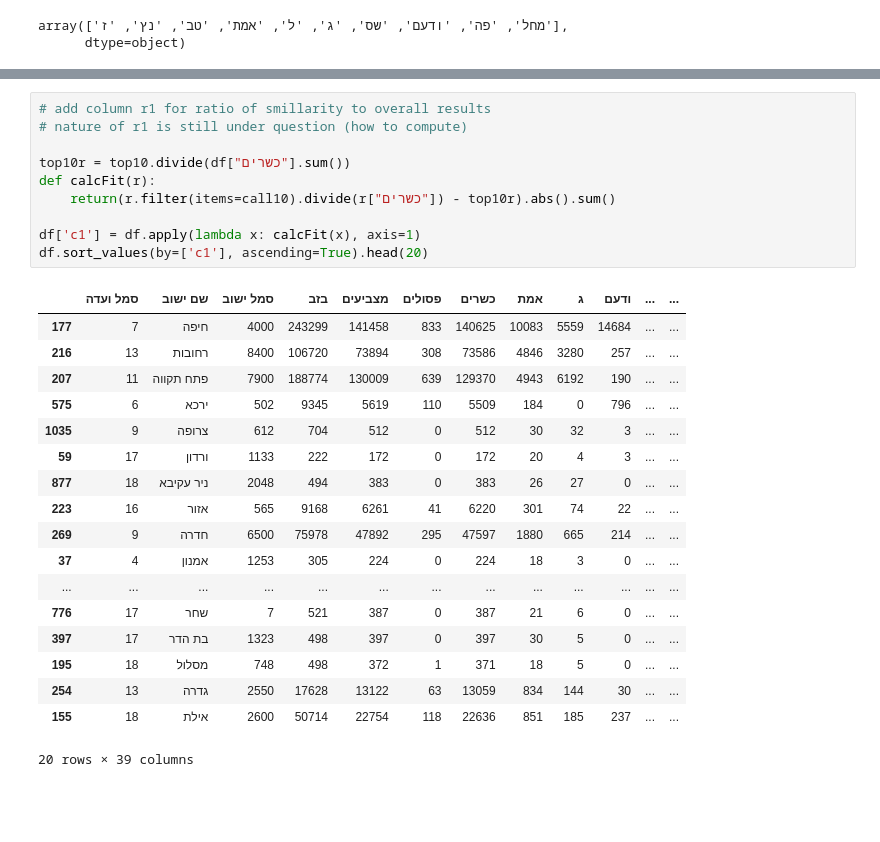
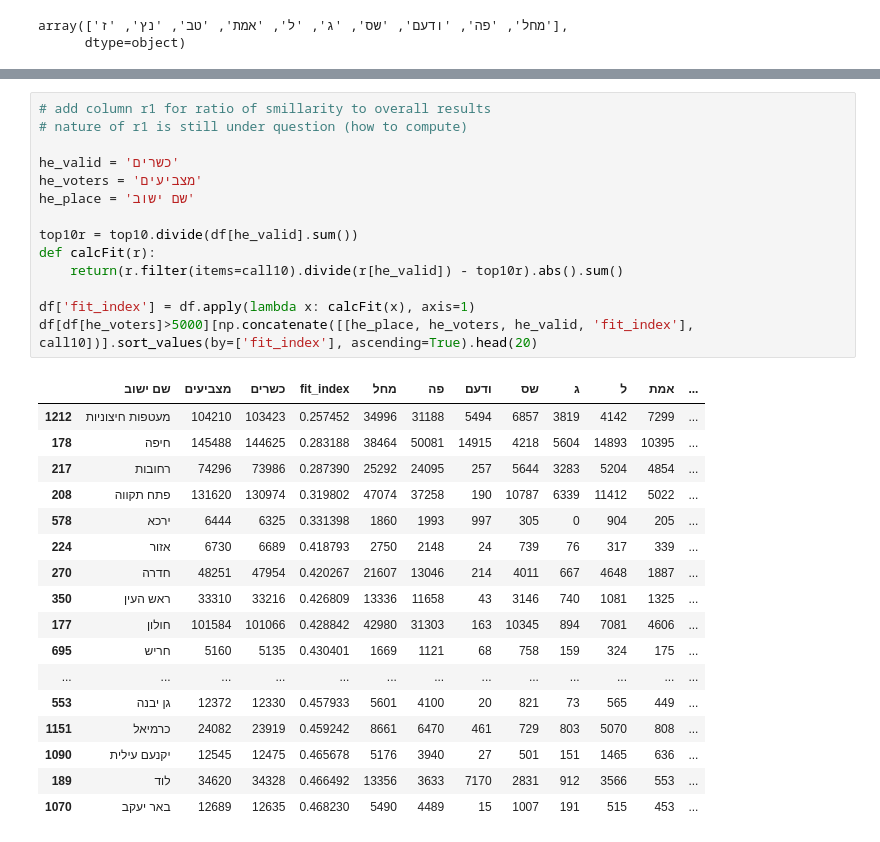
Before and after one commit to biafarrugia/dror-ddj-notebooks, a Jupyter notebook: notebooks/israel-elections-2020.ipynb, the cells around one changed output, grey strips where cells are left out. Saved outputs shown, nothing was run; the diff lists cells and outputs as text; blank space fills up the shorter version.

```diff
--- a/notebooks/israel-elections-2020.ipynb
+++ b/notebooks/israel-elections-2020.ipynb
@@ -76,29 +76,32 @@ df[np.concatenate([['פסולים', 'כשרים', 'שם ישוב', 'מצביעי
 # %%
 # add column r1 for ratio of smillarity to overall results
 # nature of r1 is still under question (how to compute)
 
-top10r = top10.divide(df["כשרים"].sum())
+he_valid = 'כשרים'
+he_voters = 'מצביעים'
+he_place = 'שם ישוב'
+
+top10r = top10.divide(df[he_valid].sum())
 def calcFit(r):
-    return(r.filter(items=call10).divide(r["כשרים"]) - top10r).abs().sum()
+    return(r.filter(items=call10).divide(r[he_valid]) - top10r).abs().sum()
 
-df['c1'] = df.apply(lambda x: calcFit(x), axis=1)
-df.sort_values(by=['c1'], ascending=True).head(20)
+df['fit_index'] = df.apply(lambda x: calcFit(x), axis=1)
+df[df[he_voters]>5000][np.concatenate([[he_place, he_voters, he_valid, 'fit_index'], call10])].sort_values(by=['fit_index'], ascending=True).head(20)
 # %% [output]
-|  | סמל ועדה | שם ישוב | סמל ישוב | בזב | מצביעים | פסולים | כשרים | אמת | ג | ודעם | ... | ... |
-| 177 | 7 | חיפה | 4000 | 243299 | 141458 | 833 | 140625 | 10083 | 5559 | 14684 | ... | ... |
-| 216 | 13 | רחובות | 8400 | 106720 | 73894 | 308 | 73586 | 4846 | 3280 | 257 | ... | ... |
-| 207 | 11 | פתח תקווה | 7900 | 188774 | 130009 | 639 | 129370 | 4943 | 6192 | 190 | ... | ... |
-| 575 | 6 | ירכא | 502 | 9345 | 5619 | 110 | 5509 | 184 | 0 | 796 | ... | ... |
-| 1035 | 9 | צרופה | 612 | 704 | 512 | 0 | 512 | 30 | 32 | 3 | ... | ... |
-| 59 | 17 | ורדון | 1133 | 222 | 172 | 0 | 172 | 20 | 4 | 3 | ... | ... |
-| 877 | 18 | ניר עקיבא | 2048 | 494 | 383 | 0 | 383 | 26 | 27 | 0 | ... | ... |
-| 223 | 16 | אזור | 565 | 9168 | 6261 | 41 | 6220 | 301 | 74 | 22 | ... | ... |
-| 269 | 9 | חדרה | 6500 | 75978 | 47892 | 295 | 47597 | 1880 | 665 | 214 | ... | ... |
-| 37 | 4 | אמנון | 1253 | 305 | 224 | 0 | 224 | 18 | 3 | 0 | ... | ... |
+|  | שם ישוב | מצביעים | כשרים | fit_index | מחל | פה | ודעם | שס | ג | ל | אמת | ... |
+| 1212 | מעטפות חיצוניות | 104210 | 103423 | 0.257452 | 34996 | 31188 | 5494 | 6857 | 3819 | 4142 | 7299 | ... |
+| 178 | חיפה | 145488 | 144625 | 0.283188 | 38464 | 50081 | 14915 | 4218 | 5604 | 14893 | 10395 | ... |
+| 217 | רחובות | 74296 | 73986 | 0.287390 | 25292 | 24095 | 257 | 5644 | 3283 | 5204 | 4854 | ... |
+| 208 | פתח תקווה | 131620 | 130974 | 0.319802 | 47074 | 37258 | 190 | 10787 | 6339 | 11412 | 5022 | ... |
+| 578 | ירכא | 6444 | 6325 | 0.331398 | 1860 | 1993 | 997 | 305 | 0 | 904 | 205 | ... |
+| 224 | אזור | 6730 | 6689 | 0.418793 | 2750 | 2148 | 24 | 739 | 76 | 317 | 339 | ... |
+| 270 | חדרה | 48251 | 47954 | 0.420267 | 21607 | 13046 | 214 | 4011 | 667 | 4648 | 1887 | ... |
+| 350 | ראש העין | 33310 | 33216 | 0.426809 | 13336 | 11658 | 43 | 3146 | 740 | 1081 | 1325 | ... |
+| 177 | חולון | 101584 | 101066 | 0.428842 | 42980 | 31303 | 163 | 10345 | 894 | 7081 | 4606 | ... |
+| 695 | חריש | 5160 | 5135 | 0.430401 | 1669 | 1121 | 68 | 758 | 159 | 324 | 175 | ... |
 | ... | ... | ... | ... | ... | ... | ... | ... | ... | ... | ... | ... | ... |
-| 776 | 17 | שחר | 7 | 521 | 387 | 0 | 387 | 21 | 6 | 0 | ... | ... |
-| 397 | 17 | בת הדר | 1323 | 498 | 397 | 0 | 397 | 30 | 5 | 0 | ... | ... |
-| 195 | 18 | מסלול | 748 | 498 | 372 | 1 | 371 | 18 | 5 | 0 | ... | ... |
-| 254 | 13 | גדרה | 2550 | 17628 | 13122 | 63 | 13059 | 834 | 144 | 30 | ... | ... |
-| 155 | 18 | אילת | 2600 | 50714 | 22754 | 118 | 22636 | 851 | 185 | 237 | ... | ... |
+| 553 | גן יבנה | 12372 | 12330 | 0.457933 | 5601 | 4100 | 20 | 821 | 73 | 565 | 449 | ... |
+| 1151 | כרמיאל | 24082 | 23919 | 0.459242 | 8661 | 6470 | 461 | 729 | 803 | 5070 | 808 | ... |
+| 1090 | יקנעם עילית | 12545 | 12475 | 0.465678 | 5176 | 3940 | 27 | 501 | 151 | 1465 | 636 | ... |
+| 189 | לוד | 34620 | 34328 | 0.466492 | 13356 | 3633 | 7170 | 2831 | 912 | 3566 | 553 | ... |
+| 1070 | באר יעקב | 12689 | 12635 | 0.468230 | 5490 | 4489 | 15 | 1007 | 191 | 515 | 453 | ... |
-20 rows × 39 columns
```
Also changed, not shown: parts of 3 cells of this notebook.
